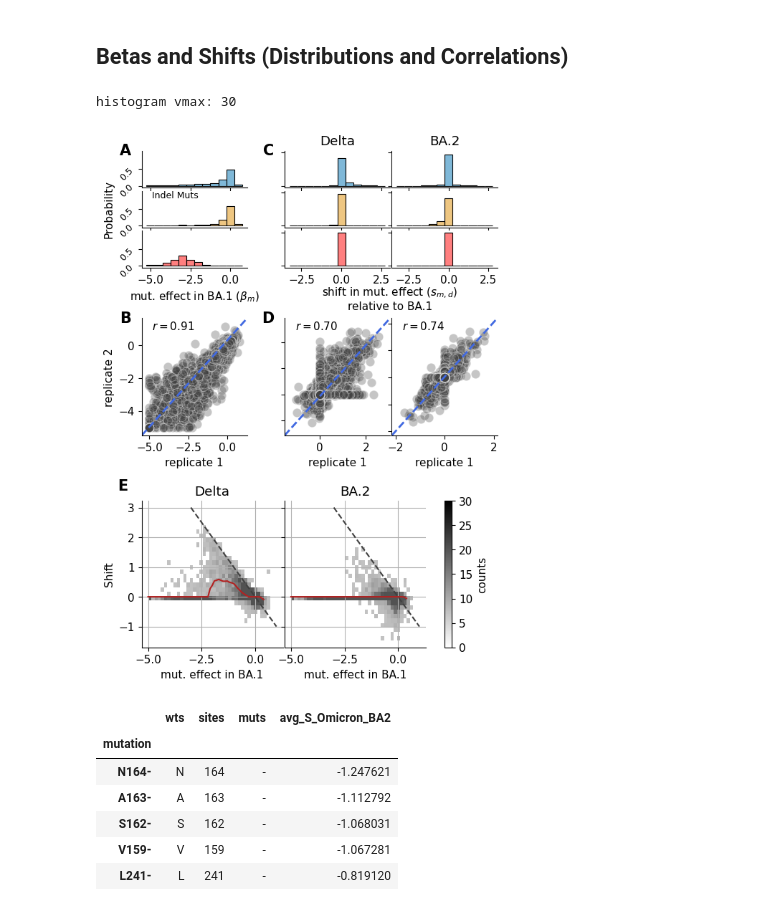
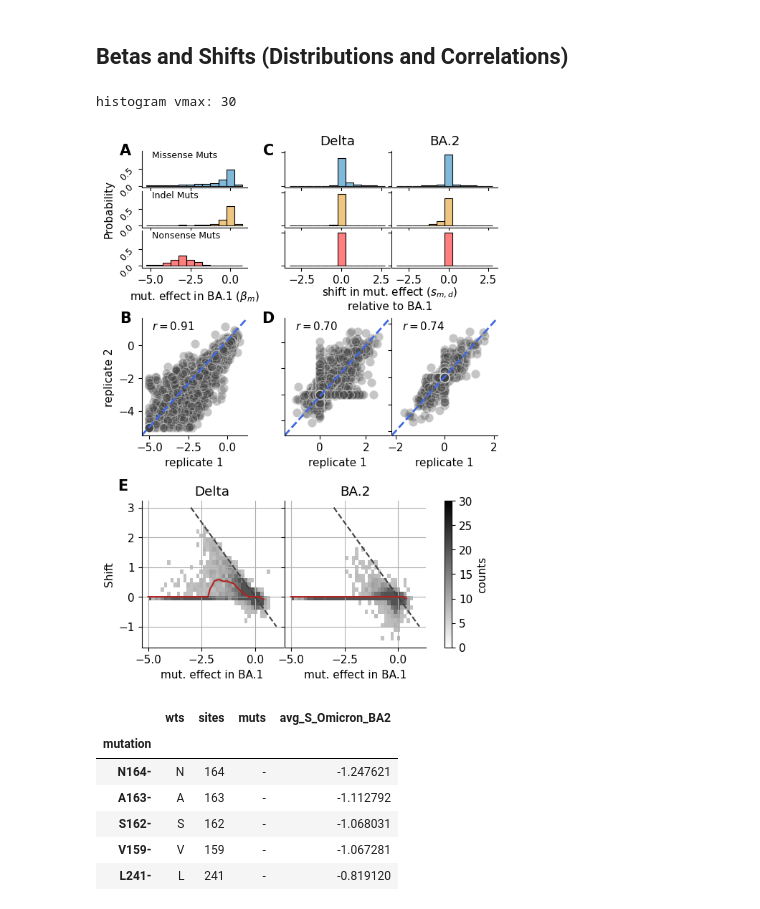
Before and after one commit to matsengrp/SARS-CoV-2_spike_multidms, a Jupyter notebook: notebooks/manuscript-figures.ipynb, the cells around one changed output. Saved outputs shown, nothing was run; the diff lists cells and outputs as text; code cells hidden in the pictures.

Commit message:
added new figures

```diff
--- a/notebooks/manuscript-figures.ipynb
+++ b/notebooks/manuscript-figures.ipynb
@@ -1495,7 +1495,7 @@ axs["dist_i_β"].text(
 )
 axs["dist_n_β"].text(
     0.1, 1.0,
-    f"Indel Muts",
+    f"Nonsense Muts",
     ha="left", va="top",
     size=9,
     transform=axs["dist_n_β"].transAxes
@@ -1718,34 +1718,34 @@ axs["dist_m_S_Delta"].text(
     ha="right", va="center",
     size=15,
     weight="bold",
     transform=axs["dist_m_S_Delta"].transAxes
 )
 
 axs["corr_S_Delta"].text(
     -0.1, 1.00,
     f"D",
     ha="right", va="center",
     size=15,
     weight="bold",
     transform=axs["corr_S_Delta"].transAxes
 )
 
 axs["se_S_Delta"].text(
     -0.1, 1.10,
     f"E",
     ha="right", va="center",
     size=15,
     weight="bold",
     transform=axs["se_S_Delta"].transAxes
 )
 
 fig.savefig(f"{OUTDIR}/{saveas}.png")
 fig.savefig(f"{OUTDIR}/{saveas}.pdf")
 
 plt.show()
 # %% [output]
 histogram vmax: 30
-[figure, old version]
+[figure, new version]
 # %%
 mut_df_replicates.query(
     "muts == '-'"
```
Also changed, not shown: 2 other files.
